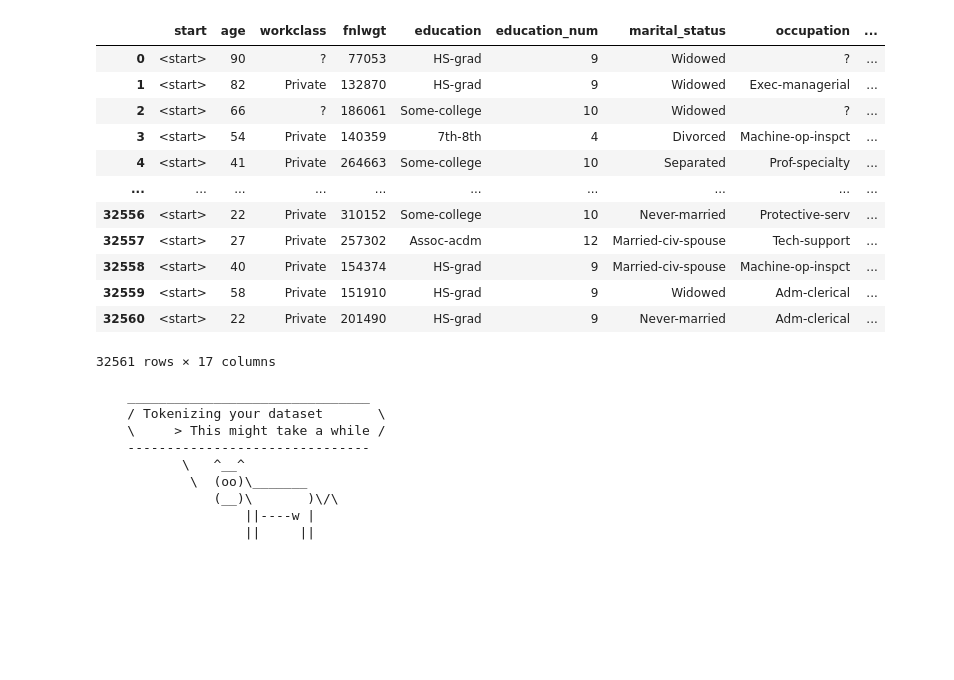
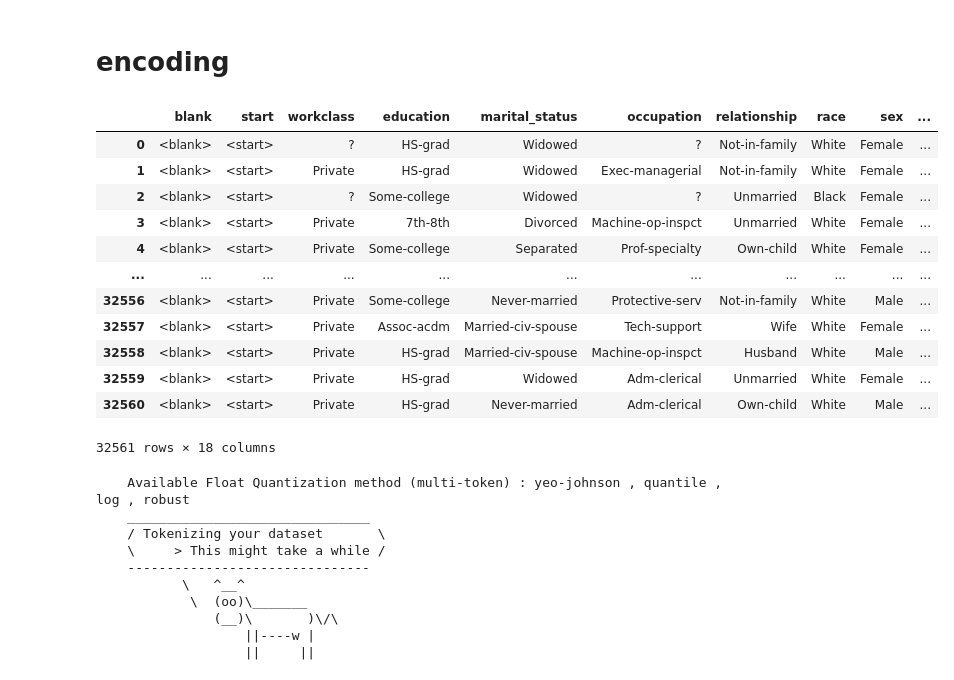
Before and after one commit to nscharrenberg/TabuGAN, a Jupyter notebook: atention_models/tabular_gpt/encoding.ipynb, the cells around one changed output. Saved outputs shown, nothing was run; the diff lists cells and outputs as text; code cells hidden in the pictures; blank space fills up the shorter version.

```diff
--- a/atention_models/tabular_gpt/encoding.ipynb
+++ b/atention_models/tabular_gpt/encoding.ipynb
@@ -29,0 +31,7 @@ df = pd.read_csv("../../datasets/income/adult.csv")
+# %%
+# reorder columns
+import seaborn as sns
+float_cols =  df.select_dtypes(exclude=object).columns
+corr_matrix = df[float_cols].corr().abs()
+sns.heatmap(corr_matrix,cmap="Blues")
+plt.show()
@@ -29,0 +40,3 @@ df = pd.read_csv("../../datasets/income/adult.csv")
+# %%
+reorder_cols = corr_matrix.mean().sort_values()
+reorder_cols
@@ -29,0 +51,3 @@ df = pd.read_csv("../../datasets/income/adult.csv")
+# %%
+cat_cols = df.select_dtypes(include=object).columns.tolist()
+cat_cols
@@ -30,23 +64,31 @@ df = pd.read_csv("../../datasets/income/adult.csv")
+# %%
+df = df[cat_cols + reorder_cols.index.tolist()]
+# %% [markdown]
+# encoding
 # %%
-df = read_dataset(df)
+try:
+    df = read_dataset(df)
+except pd.errors.SettingWithCopyWarning:
+    pass
 df
 # %% [output]
-|  | start | age | workclass | fnlwgt | education | education_num | marital_status | occupation | ... |
-| 0 | <start> | 90 | ? | 77053 | HS-grad | 9 | Widowed | ? | ... |
-| 1 | <start> | 82 | Private | 132870 | HS-grad | 9 | Widowed | Exec-managerial | ... |
-| 2 | <start> | 66 | ? | 186061 | Some-college | 10 | Widowed | ? | ... |
-| 3 | <start> | 54 | Private | 140359 | 7th-8th | 4 | Divorced | Machine-op-inspct | ... |
-| 4 | <start> | 41 | Private | 264663 | Some-college | 10 | Separated | Prof-specialty | ... |
-| ... | ... | ... | ... | ... | ... | ... | ... | ... | ... |
-| 32556 | <start> | 22 | Private | 310152 | Some-college | 10 | Never-married | Protective-serv | ... |
-| 32557 | <start> | 27 | Private | 257302 | Assoc-acdm | 12 | Married-civ-spouse | Tech-support | ... |
-| 32558 | <start> | 40 | Private | 154374 | HS-grad | 9 | Married-civ-spouse | Machine-op-inspct | ... |
-| 32559 | <start> | 58 | Private | 151910 | HS-grad | 9 | Widowed | Adm-clerical | ... |
-| 32560 | <start> | 22 | Private | 201490 | HS-grad | 9 | Never-married | Adm-clerical | ... |
+|  | blank | start | workclass | education | marital_status | occupation | relationship | race | sex | ... |
+| 0 | <blank> | <start> | ? | HS-grad | Widowed | ? | Not-in-family | White | Female | ... |
+| 1 | <blank> | <start> | Private | HS-grad | Widowed | Exec-managerial | Not-in-family | White | Female | ... |
+| 2 | <blank> | <start> | ? | Some-college | Widowed | ? | Unmarried | Black | Female | ... |
+| 3 | <blank> | <start> | Private | 7th-8th | Divorced | Machine-op-inspct | Unmarried | White | Female | ... |
+| 4 | <blank> | <start> | Private | Some-college | Separated | Prof-specialty | Own-child | White | Female | ... |
+| ... | ... | ... | ... | ... | ... | ... | ... | ... | ... | ... |
+| 32556 | <blank> | <start> | Private | Some-college | Never-married | Protective-serv | Not-in-family | White | Male | ... |
+| 32557 | <blank> | <start> | Private | Assoc-acdm | Married-civ-spouse | Tech-support | Wife | White | Female | ... |
+| 32558 | <blank> | <start> | Private | HS-grad | Married-civ-spouse | Machine-op-inspct | Husband | White | Male | ... |
+| 32559 | <blank> | <start> | Private | HS-grad | Widowed | Adm-clerical | Unmarried | White | Female | ... |
+| 32560 | <blank> | <start> | Private | HS-grad | Never-married | Adm-clerical | Own-child | White | Male | ... |
-32561 rows × 17 columns
+32561 rows × 18 columns
 # %%
-tokenizer , col_code , encoded_docs = tokenize_dataset(df)
+tokenizer , col_code , encoded_docs = tokenize_dataset(df,float_transform="yeo-johnson")
 # %% [output]
+    Available Float Quantization method (multi-token) : yeo-johnson , quantile , log , robust
     _______________________________
     / Tokenizing your dataset       \
     \     > This might take a while /
```
Also changed, not shown: parts of 18 cells of this notebook, 7 other files.
